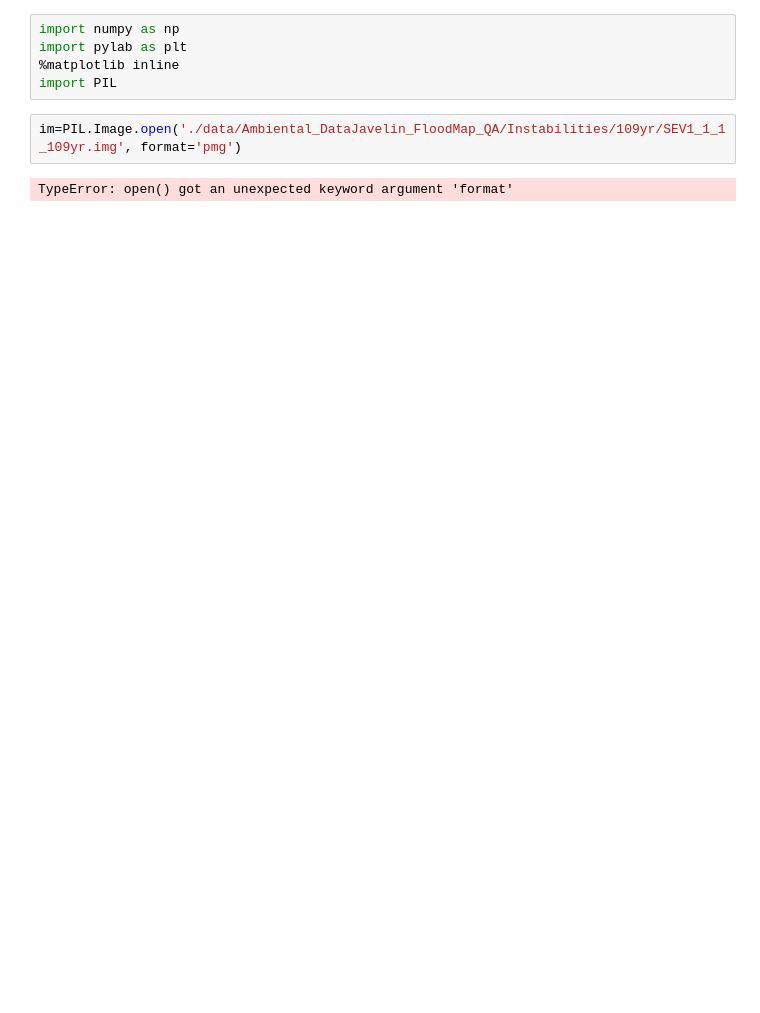
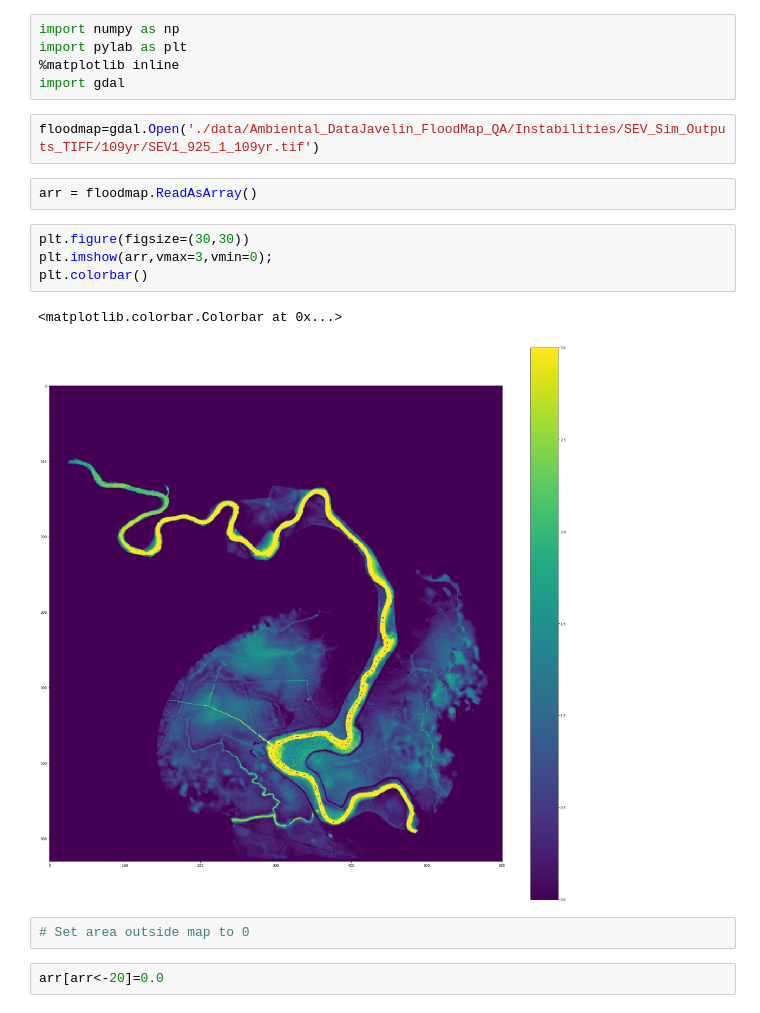
Before and after one commit to pdh21/Ambiental_C1, a Jupyter notebook: Instabilities.ipynb, the cells around one changed output. Cells and saved outputs as stored; diff of their text form; blank space fills up the shorter version.

```diff
--- a/Instabilities.ipynb
+++ b/Instabilities.ipynb
@@ -2,8 +2,19 @@
 import numpy as np
 import pylab as plt
 %matplotlib inline
-import PIL
+import gdal
-# %%
-im=PIL.Image.open('./data/Ambiental_DataJavelin_FloodMap_QA/Instabilities/109yr/SEV1_1_1_109yr.img', format='pmg')
-# %% [output]
-TypeError: open() got an unexpected keyword argument 'format'
+# %%
+floodmap=gdal.Open('./data/Ambiental_DataJavelin_FloodMap_QA/Instabilities/SEV_Sim_Outputs_TIFF/109yr/SEV1_925_1_109yr.tif')
+# %%
+arr = floodmap.ReadAsArray()
+# %%
+plt.figure(figsize=(30,30))
+plt.imshow(arr,vmax=3,vmin=0);
+plt.colorbar()
+# %% [output]
+<matplotlib.colorbar.Colorbar at 0x...>
+[figure, added]
+# %%
+# Set area outside map to 0
+# %%
+arr[arr<-20]=0.0
```
Also changed, not shown: parts of 7 cells of this notebook.
